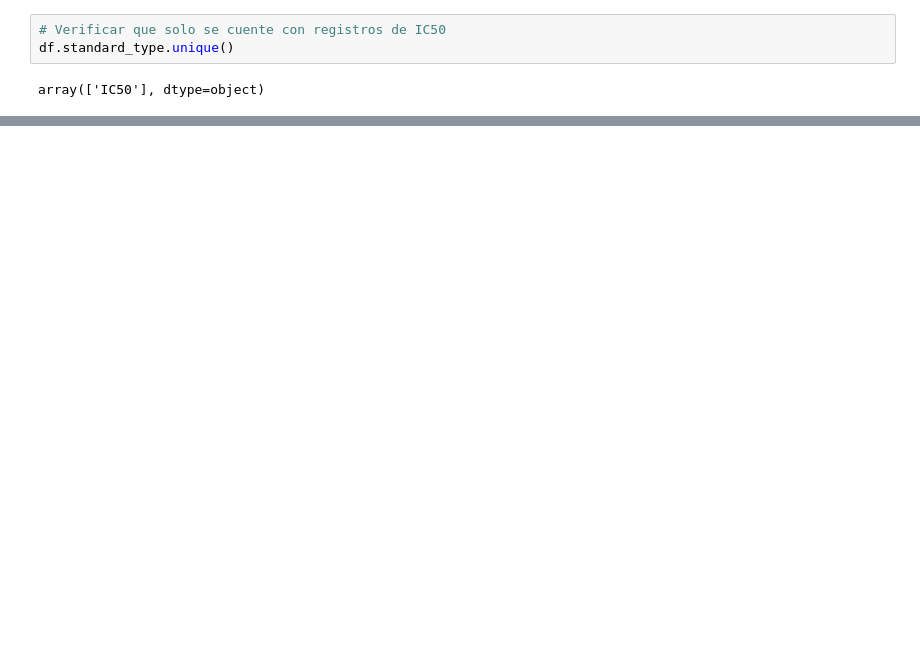
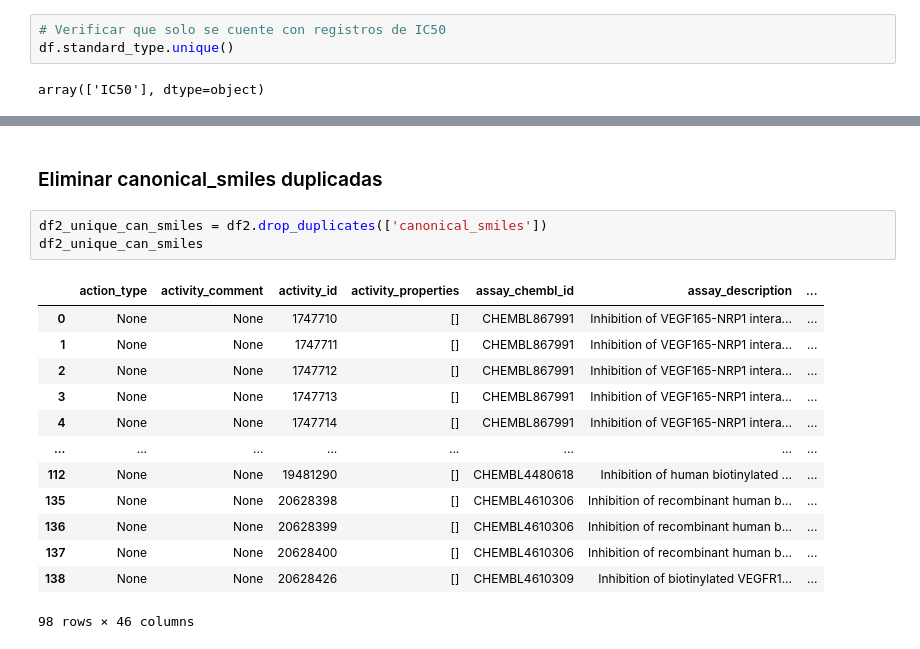
Before and after one commit to rromerov/Proyecto_Integrador, a Jupyter notebook: main.ipynb, the cells around one changed output, grey strips where cells are left out. Saved outputs shown, nothing was run; the diff lists cells and outputs as text; blank space fills up the shorter version.

```diff
--- a/main.ipynb
+++ b/main.ipynb
@@ -95,0 +198,19 @@ array(['IC50'], dtype=object)
+# %% [markdown]
+### Eliminar canonical_smiles duplicadas
+# %%
+df2_unique_can_smiles = df2.drop_duplicates(['canonical_smiles'])
+df2_unique_can_smiles
+# %% [output]
+|  | action_type | activity_comment | activity_id | activity_properties | assay_chembl_id | assay_description | ... |
+| 0 | None | None | 1747710 | [] | CHEMBL867991 | Inhibition of VEGF165-NRP1 intera... | ... |
+| 1 | None | None | 1747711 | [] | CHEMBL867991 | Inhibition of VEGF165-NRP1 intera... | ... |
+| 2 | None | None | 1747712 | [] | CHEMBL867991 | Inhibition of VEGF165-NRP1 intera... | ... |
+| 3 | None | None | 1747713 | [] | CHEMBL867991 | Inhibition of VEGF165-NRP1 intera... | ... |
+| 4 | None | None | 1747714 | [] | CHEMBL867991 | Inhibition of VEGF165-NRP1 intera... | ... |
+| ... | ... | ... | ... | ... | ... | ... | ... |
+| 112 | None | None | 19481290 | [] | CHEMBL4480618 | Inhibition of human biotinylated ... | ... |
+| 135 | None | None | 20628398 | [] | CHEMBL4610306 | Inhibition of recombinant human b... | ... |
+| 136 | None | None | 20628399 | [] | CHEMBL4610306 | Inhibition of recombinant human b... | ... |
+| 137 | None | None | 20628400 | [] | CHEMBL4610306 | Inhibition of recombinant human b... | ... |
+| 138 | None | None | 20628426 | [] | CHEMBL4610309 | Inhibition of biotinylated VEGFR1... | ... |
+98 rows × 46 columns
```
Also changed, not shown: parts of 29 cells of this notebook.
